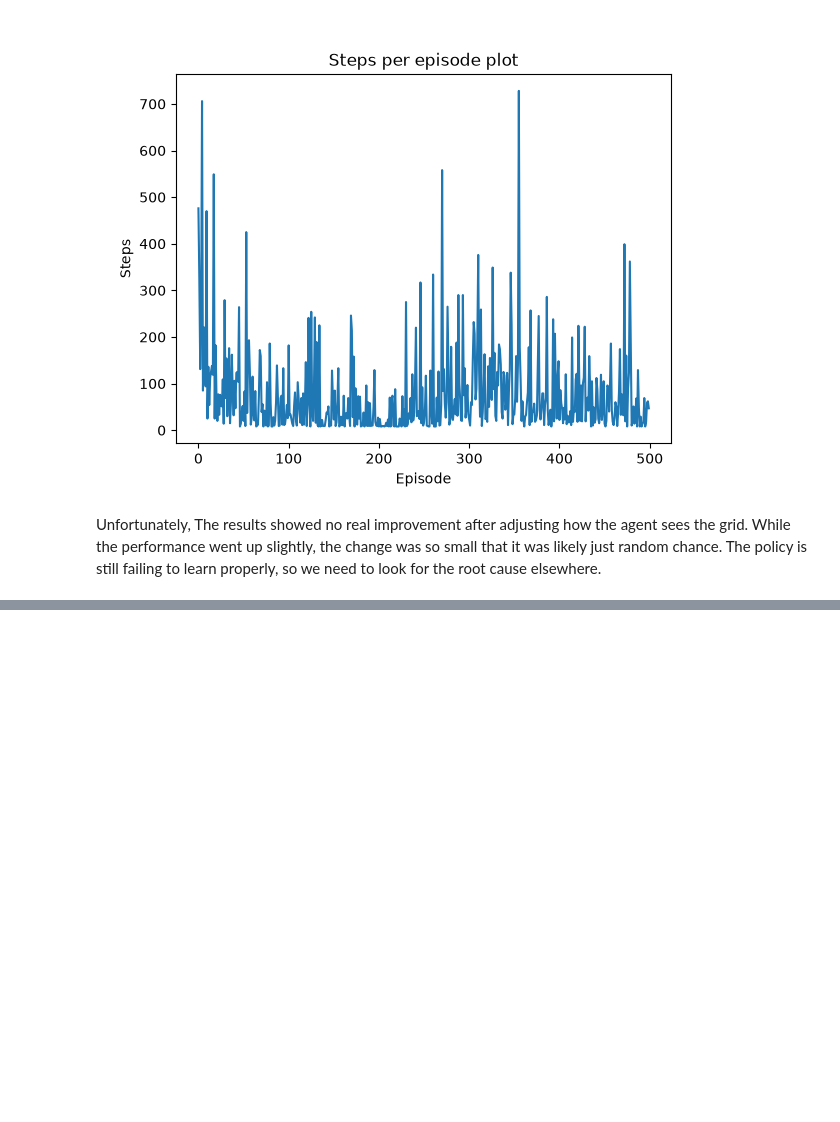
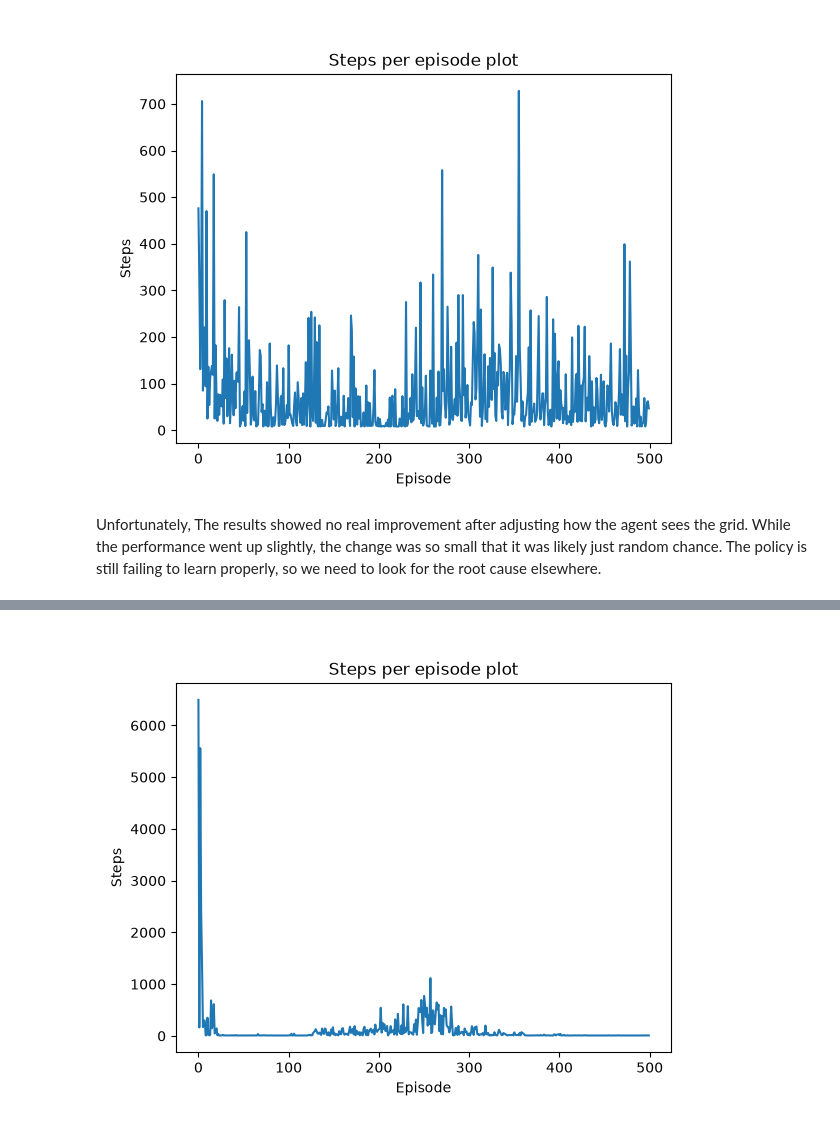
Before and after one commit to mniabedii/grid-world-rl, a Jupyter notebook: report/analysis.ipynb, the cells around one changed output, grey strips where cells are left out. Cells and saved outputs as stored; diff of their text form; code cells hidden in the pictures; blank space fills up the shorter version.

Commit message:
experiment 2: reporting the successful results of this experience

```diff
--- a/report/analysis.ipynb
+++ b/report/analysis.ipynb
@@ -471,0 +608,5 @@ Unfortunately, The results showed no real improvement after adjusting how the ag
+# %%
+from IPython.display import Image, display
+display(Image(filename="../outputs/experiment2:dqn_steps_per_episode.png"))
+# %% [output]
+[figure, added]
```
Also changed, not shown: parts of 19 cells of this notebook, 1 other file.
